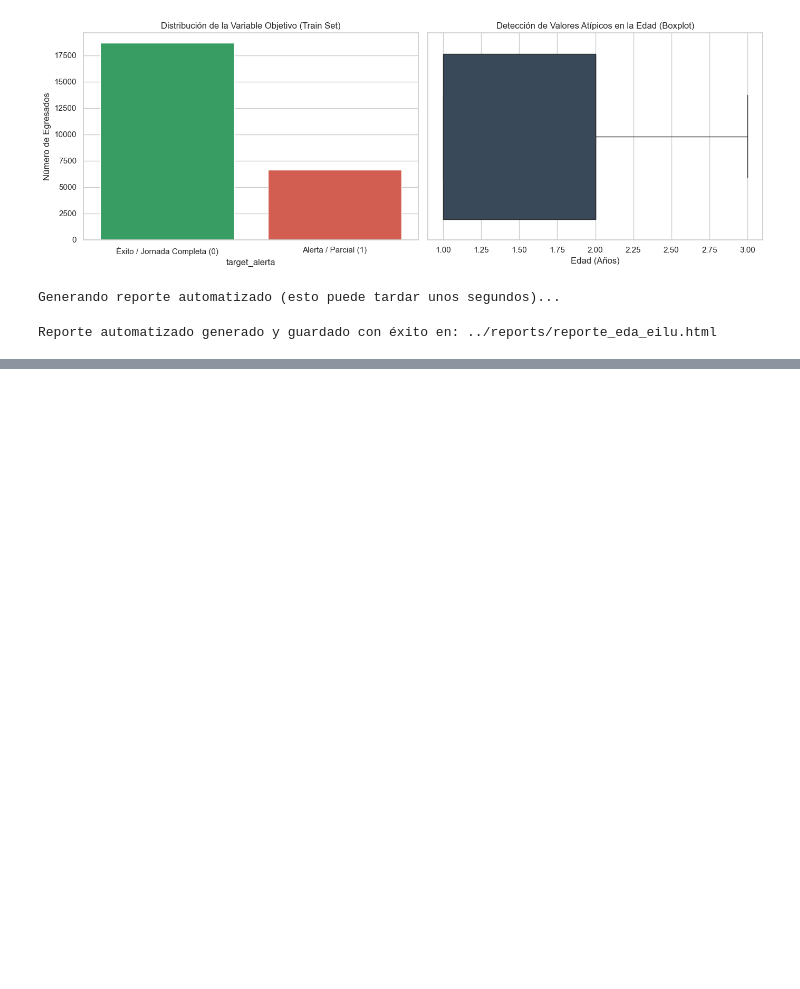
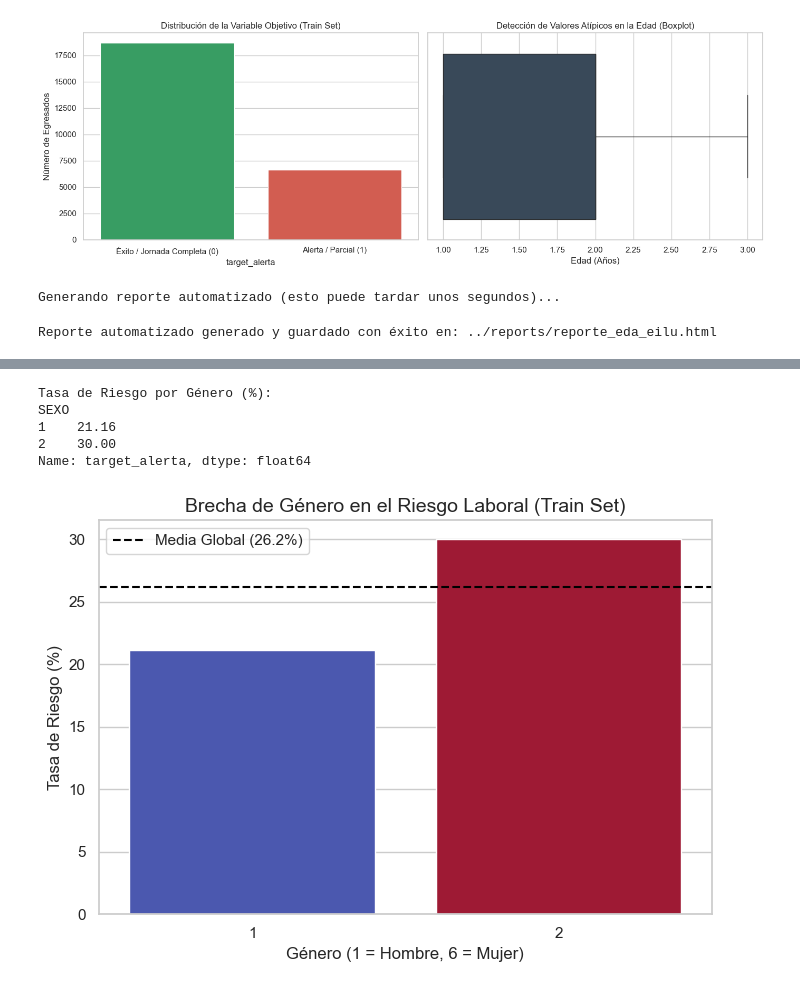
Before and after one commit to JorgeMedina02/mvc-proyecto-grupo-6, a Jupyter notebook: notebooks/01_EDA.ipynb, the cells around one changed output, grey strips where cells are left out. Saved outputs shown, nothing was run; the diff lists cells and outputs as text; code cells hidden in the pictures; blank space fills up the shorter version.

```diff
--- a/notebooks/01_EDA.ipynb
+++ b/notebooks/01_EDA.ipynb
@@ -410,0 +449,36 @@ Tras la rigurosa exploración del conjunto de datos de entrenamiento, aislados d
+# %%
+# Cálculo de la tasa de alerta (riesgo) por Género
+riesgo_sexo = df_train_eda.groupby('SEXO')['target_alerta'].mean() * 100
+
+print("Tasa de Riesgo por Género (%):")
+# Nota: Según el diccionario del INE, 1 suele ser Hombre y 6 Mujer.
+print(riesgo_sexo.round(2))
+
+# Visualización de la brecha de género
+plt.figure(figsize=(7, 5))
+sns.barplot(
+    x=riesgo_sexo.index,
+    y=riesgo_sexo.values,
+    hue=riesgo_sexo.index,
+    palette='coolwarm',
+    legend=False
+)
+
+plt.title('Brecha de Género en el Riesgo Laboral (Train Set)', fontsize=14)
+plt.xlabel('Género (1 = Hombre, 6 = Mujer)')
+plt.ylabel('Tasa de Riesgo (%)')
+
+# Línea de referencia con la media global de riesgo
+media_global = df_train_eda['target_alerta'].mean() * 100
+plt.axhline(y=media_global, color='black', linestyle='--', label=f'Media Global ({media_global:.1f}%)')
+
+plt.legend()
+plt.tight_layout()
+plt.show()
+# %% [output]
+Tasa de Riesgo por Género (%):
+SEXO
+1    21.16
+2    30.00
+Name: target_alerta, dtype: float64
+[figure, added]
```
Also changed, not shown: parts of 23 cells of this notebook, 1 other file.
